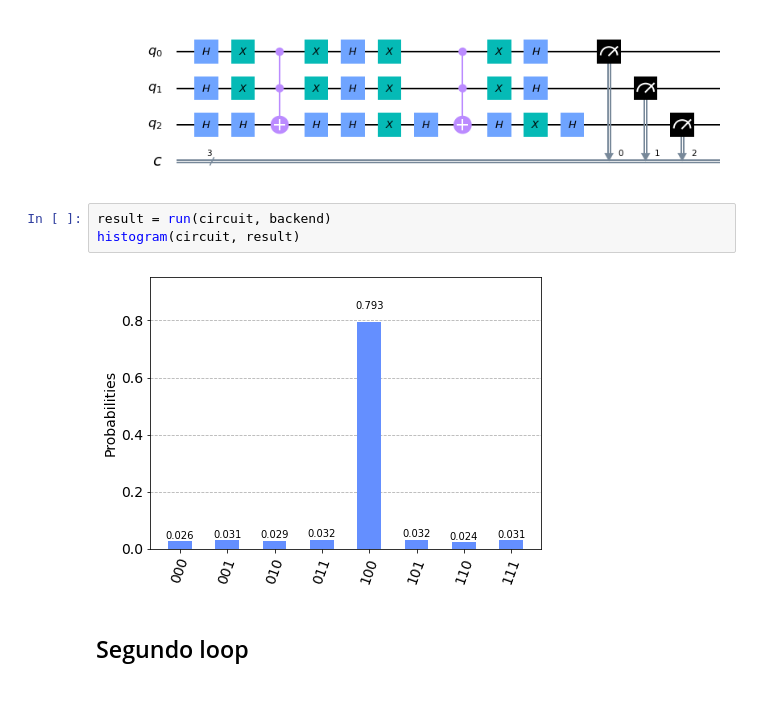
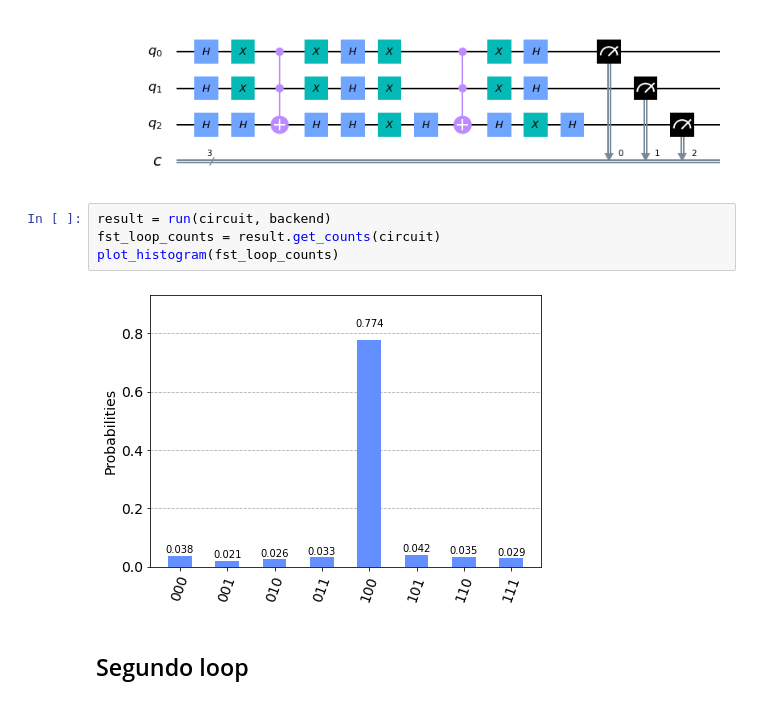
Before and after one commit to SiIky/ic-1920-tp, a Jupyter notebook: tp2/TP2.ipynb, the cells around one changed output. Drawn from its saved outputs; the diff is of its cells as text.

```diff
--- a/tp2/TP2.ipynb
+++ b/tp2/TP2.ipynb
@@ -197,9 +191,10 @@ circuit.draw('mpl')
 [figure]
 # %%
 result = run(circuit, backend)
-histogram(circuit, result)
+fst_loop_counts = result.get_counts(circuit)
+plot_histogram(fst_loop_counts)
 # %% [output]
-[figure, old version]
+[figure, new version]
 # %% [markdown]
 ## Segundo loop
 # %%
```
Also changed, not shown: parts of 6 cells of this notebook.
